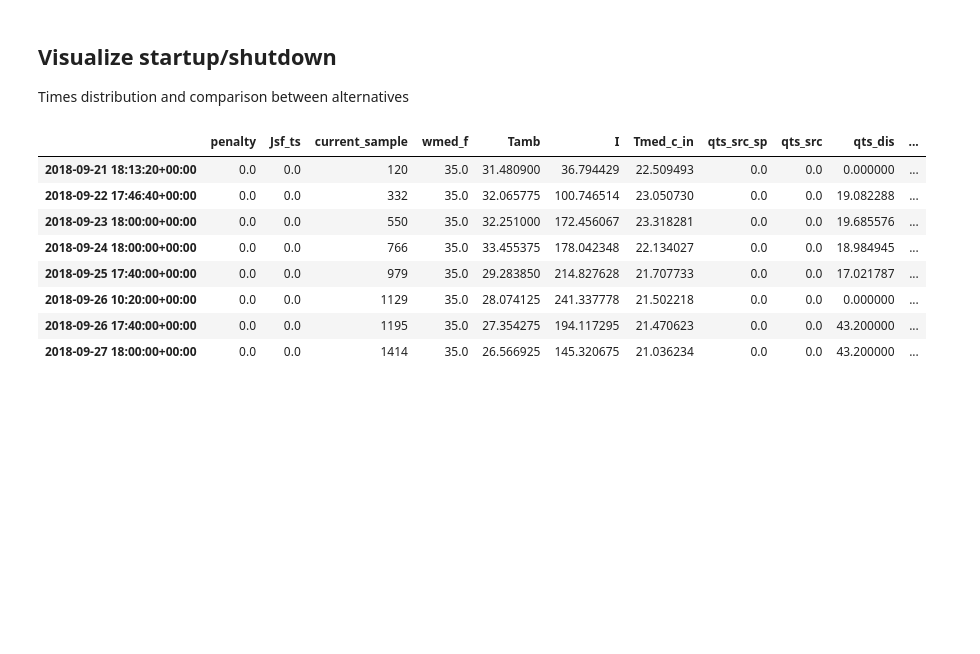
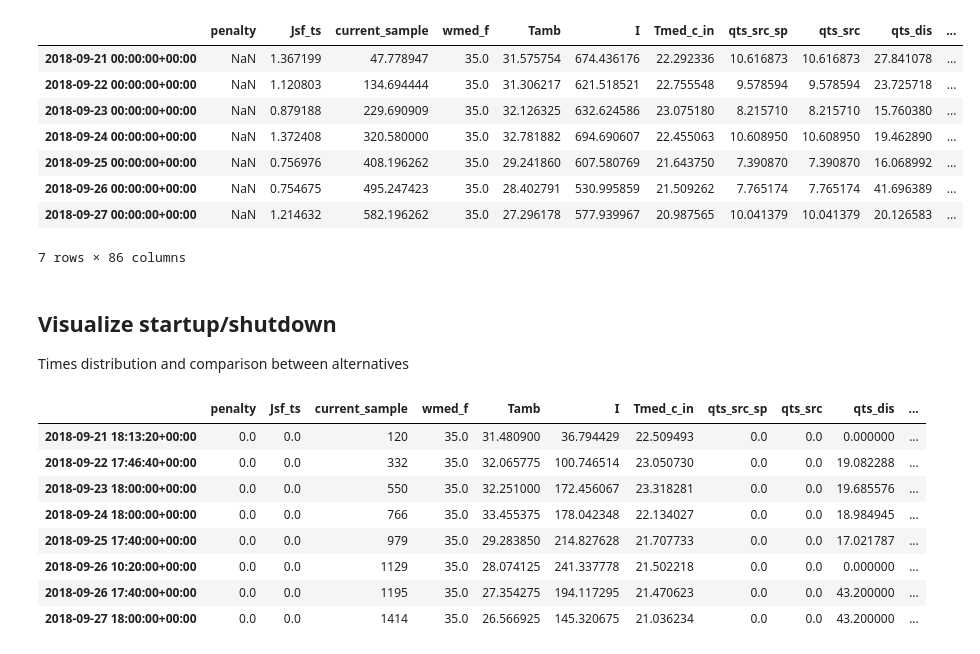
Before and after one commit to juan11iguel/SolarMED, a Jupyter notebook: optimization/notebooks/results_viz.ipynb, the cells around one changed output. Saved outputs shown, nothing was run; the diff lists cells and outputs as text; code cells hidden in the pictures; blank space fills up the shorter version.

```diff
--- a/optimization/notebooks/results_viz.ipynb
+++ b/optimization/notebooks/results_viz.ipynb
@@ -142,4 +207,16 @@ Average deltaTmed_s for Heuristic: 2.34 °C
 [None, None, None]
+# %%
+daily_sim_dfs[0]
+# %% [output]
+|  | penalty | Jsf_ts | current_sample | wmed_f | Tamb | I | Tmed_c_in | qts_src_sp | qts_src | qts_dis | ... |
+| 2018-09-21 00:00:00+00:00 | NaN | 1.367199 | 47.778947 | 35.0 | 31.575754 | 674.436176 | 22.292336 | 10.616873 | 10.616873 | 27.841078 | ... |
+| 2018-09-22 00:00:00+00:00 | NaN | 1.120803 | 134.694444 | 35.0 | 31.306217 | 621.518521 | 22.755548 | 9.578594 | 9.578594 | 23.725718 | ... |
+| 2018-09-23 00:00:00+00:00 | NaN | 0.879188 | 229.690909 | 35.0 | 32.126325 | 632.624586 | 23.075180 | 8.215710 | 8.215710 | 15.760380 | ... |
+| 2018-09-24 00:00:00+00:00 | NaN | 1.372408 | 320.580000 | 35.0 | 32.781882 | 694.690607 | 22.455063 | 10.608950 | 10.608950 | 19.462890 | ... |
+| 2018-09-25 00:00:00+00:00 | NaN | 0.756976 | 408.196262 | 35.0 | 29.241860 | 607.580769 | 21.643750 | 7.390870 | 7.390870 | 16.068992 | ... |
+| 2018-09-26 00:00:00+00:00 | NaN | 0.754675 | 495.247423 | 35.0 | 28.402791 | 530.995859 | 21.509262 | 7.765174 | 7.765174 | 41.696389 | ... |
+| 2018-09-27 00:00:00+00:00 | NaN | 1.214632 | 582.196262 | 35.0 | 27.296178 | 577.939967 | 20.987565 | 10.041379 | 10.041379 | 20.126583 | ... |
+7 rows × 86 columns
 # %% [markdown]
 ## Visualize startup/shutdown
 Times distribution and comparison between alternatives
```
Also changed, not shown: parts of 14 cells of this notebook, 12 other files.
